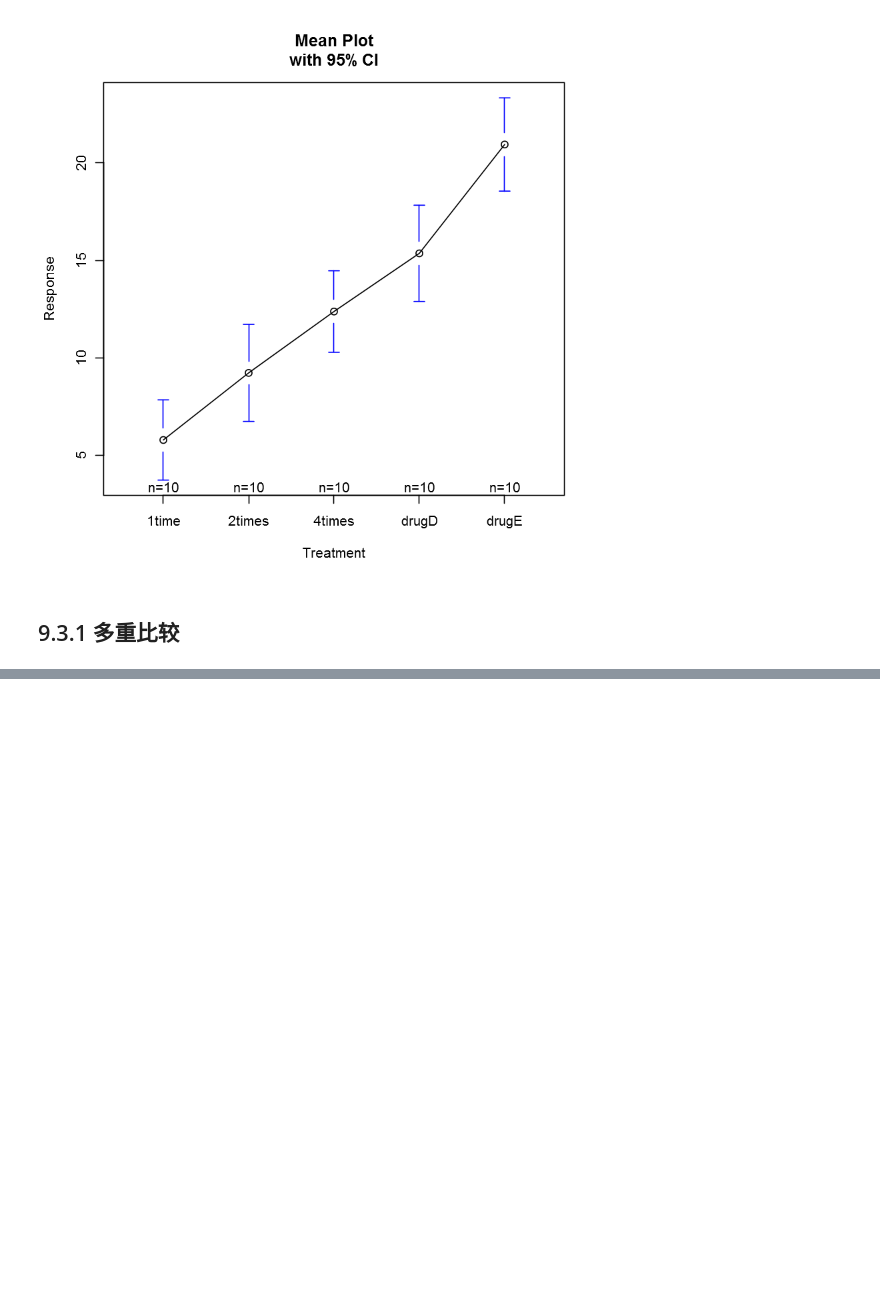
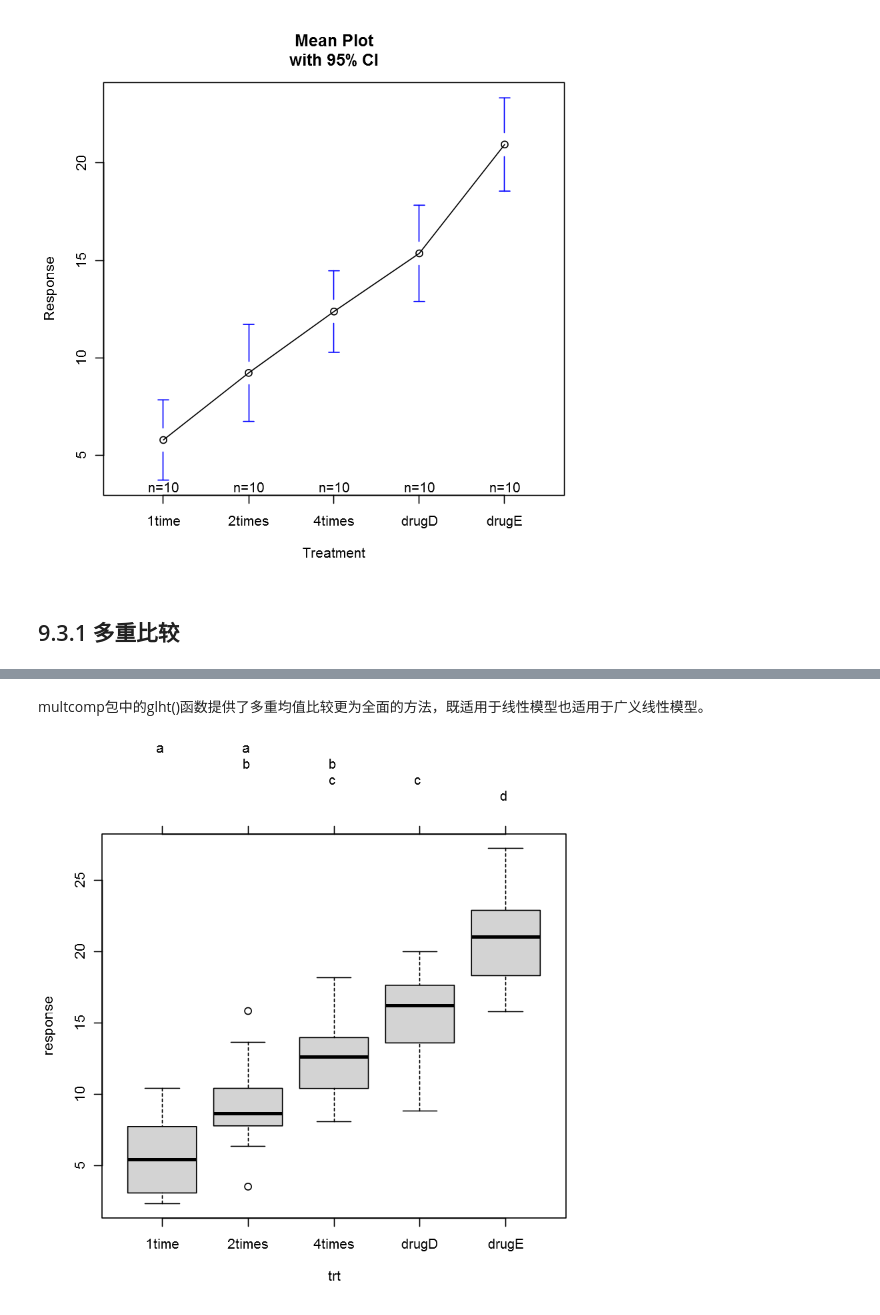
Before and after one commit to xiaowei3223/R-learning, a Jupyter notebook: 9 方差分析.ipynb, the cells around one changed output, grey strips where cells are left out. Cells and saved outputs as stored; diff of their text form; code cells hidden in the pictures; blank space fills up the shorter version.

```diff
--- a/9 方差分析.ipynb
+++ b/9 方差分析.ipynb
@@ -106,0 +156,9 @@ Warning message:
+# %% [markdown]
+multcomp包中的glht()函数提供了多重均值比较更为全面的方法，既适用于线性模型也适用于广义线性模型。
+# %%
+library(multcomp)
+par(mar=c(5,4,6,2)) #增大顶部边界面积
+tuk <- glht(fit,linfct=mcp(trt="Tukey"))
+plot(cld(tuk,level=0.05),col="lightgrey")  #cld()函数中的level选项设置了使用的显著水平
+# %% [output]
+[figure, added]
```
Also changed, not shown: parts of 10 cells of this notebook, 2 other files.
